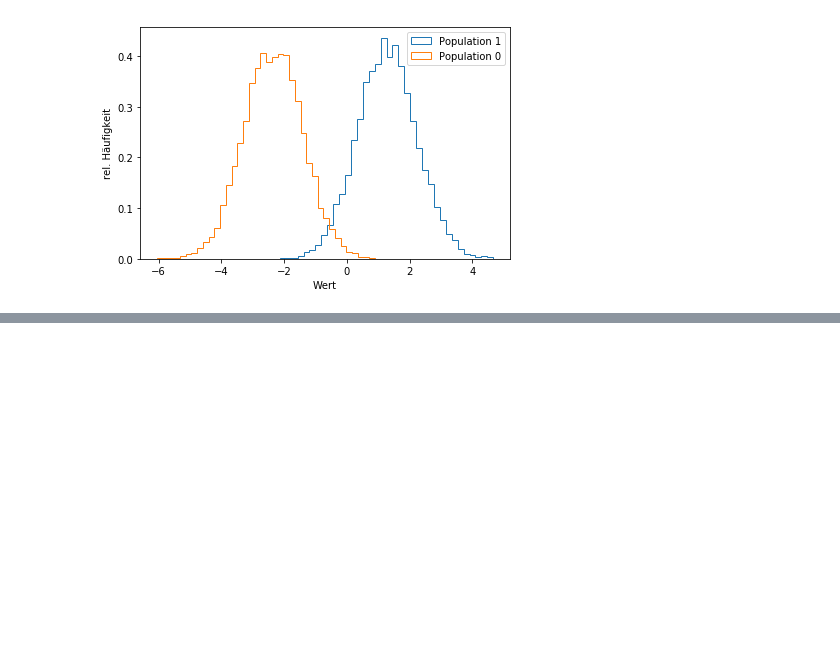
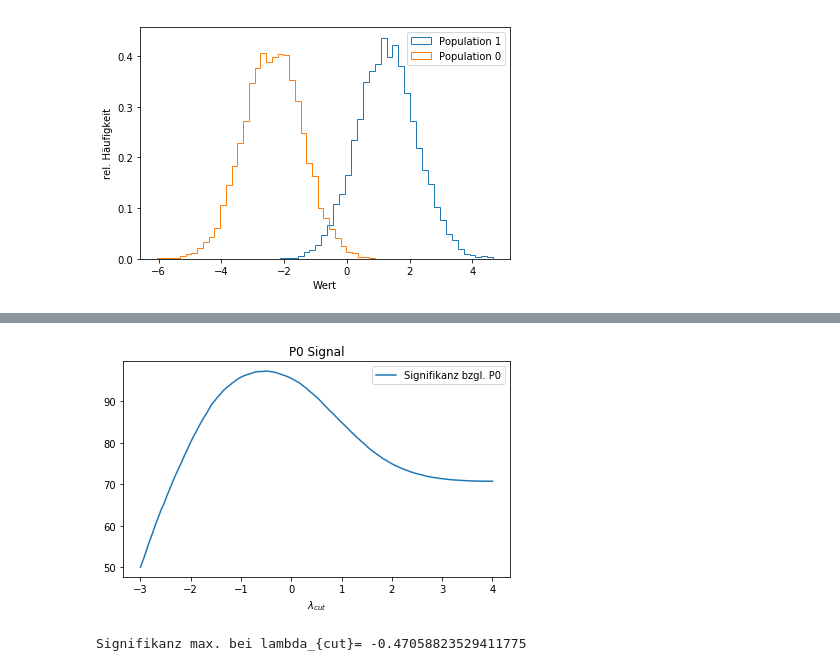
Before and after one commit to andksrm/smd1819, a Jupyter notebook: Blatt4/blatt4.ipynb, the cells around one changed output, grey strips where cells are left out. Cells and saved outputs as stored; diff of their text form; code cells hidden in the pictures; blank space fills up the shorter version.

```diff
--- a/Blatt4/blatt4.ipynb
+++ b/Blatt4/blatt4.ipynb
@@ -122,0 +152,16 @@ def E_R1(L_cut):#P1 Signal
+# %%
+S0_data=[]
+for i in np.linspace(-3,4,120):
+    S0_data.append(S0(i))
+plt.title("P0 Signal")
+plt.plot(np.linspace(-3,4,120),S0_data,label="Signifikanz bzgl. P0")
+#plt.yscale("log")
+plt.legend()
+plt.xlabel("$\lambda_{cut}$")
+plt.tight_layout()
+plt.show()
+L_max2=(max([(v,i) for i,v in enumerate(S0_data)]))
+print("Signifikanz max. bei lambda_{cut}=",np.linspace(-3,4,120)[L_max2[1]])
+# %% [output]
+[figure, added]
+Signifikanz max. bei lambda_{cut}= -0.47058823529411775
```
Also changed, not shown: parts of 6 cells of this notebook.
